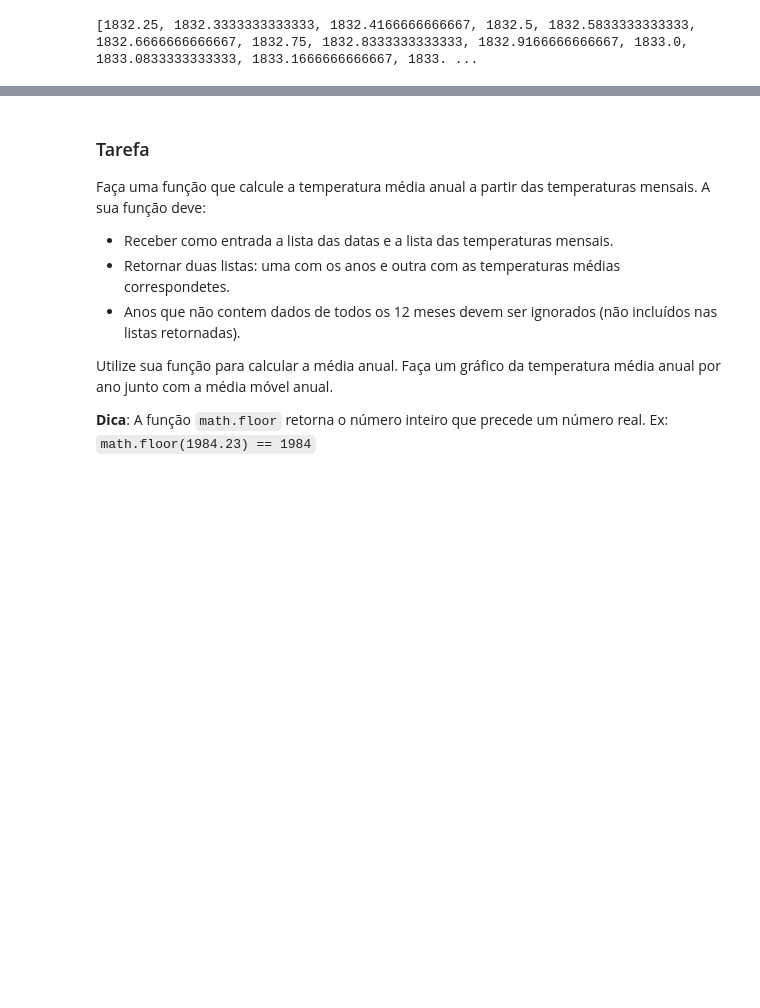
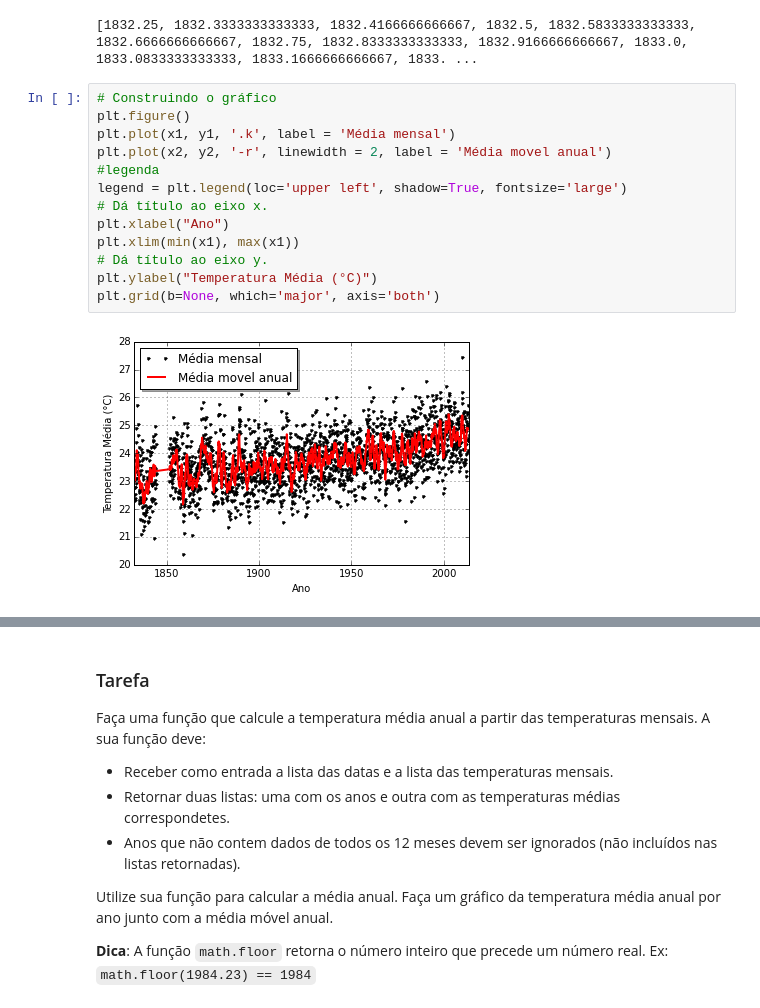
Before and after one commit to mat-esp-2015/capstone-rafael-thais, a Jupyter notebook: capstone.ipynb, the cells around one changed output, grey strips where cells are left out. Cells and saved outputs as stored; diff of their text form; blank space fills up the shorter version.

Commit message:
Criei o gráfico da temperatura média mensal e média móvel pelo tempo

```diff
--- a/capstone.ipynb
+++ b/capstone.ipynb
@@ -89,6 +89,21 @@ x2,y2 = temp_movelanual('data/23.31S-42.82W-TAVG-Trend.txt')
 print(x2, y2)
 # %% [output]
 [1832.25, 1832.3333333333333, 1832.4166666666667, 1832.5, 1832.5833333333333, 1832.6666666666667, 1832.75, 1832.8333333333333, 1832.9166666666667, 1833.0, 1833.0833333333333, 1833.1666666666667, 1833. ...
+# %%
+# Construindo o gráfico
+plt.figure()
+plt.plot(x1, y1, '.k', label = 'Média mensal')
+plt.plot(x2, y2, '-r', linewidth = 2, label = 'Média movel anual')
+#legenda
+legend = plt.legend(loc='upper left', shadow=True, fontsize='large')
+# Dá título ao eixo x.
+plt.xlabel("Ano")
+plt.xlim(min(x1), max(x1))
+# Dá título ao eixo y.
+plt.ylabel("Temperatura Média (°C)")
+plt.grid(b=None, which='major', axis='both')
+# %% [output]
+[figure, added]
 # %% [markdown]
 ### Resultado esperado
 
```
